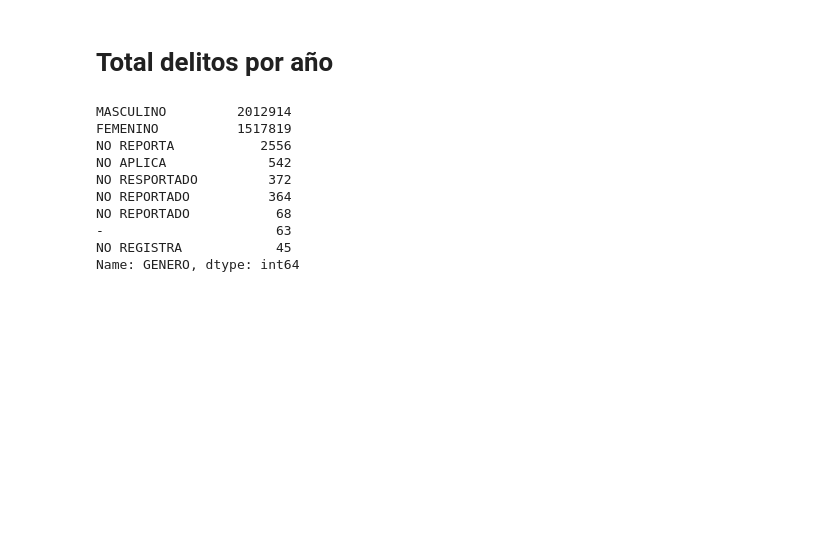
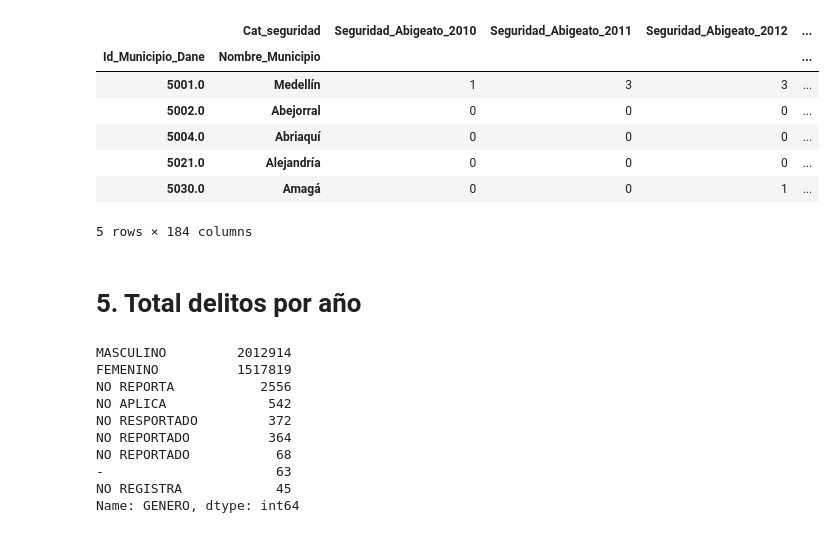
Before and after one commit to Daniel1388/Towns_ML, a Jupyter notebook: Data/Preprocesing_Seguridad.ipynb, the cells around one changed output. Drawn from its saved outputs; the diff is of its cells as text; code cells hidden in the pictures; blank space fills up the shorter version.

```diff
--- a/Data/Preprocesing_Seguridad.ipynb
+++ b/Data/Preprocesing_Seguridad.ipynb
@@ -55,8 +81,19 @@ df_pivot = pd.pivot_table(df_agrupado, values='CANTIDAD', index=['Id_Municipio_D
 # %%
 # Escribir el DataFrame en un archivo CSV
 df_pivot.to_csv('C:/Users/ABI/Documents/1_Maestria/4_Proyect_Final/datos/seguridad/s_csv/Seguridad_df.csv')
+# %%
+df_pivot.head()
+# %% [output]
+|  | Cat_seguridad | Seguridad_Abigeato_2010 | Seguridad_Abigeato_2011 | Seguridad_Abigeato_2012 | ... |
+| Id_Municipio_Dane | Nombre_Municipio |  |  |  | ... |
+| 5001.0 | Medellín | 1 | 3 | 3 | ... |
+| 5002.0 | Abejorral | 0 | 0 | 0 | ... |
+| 5004.0 | Abriaquí | 0 | 0 | 0 | ... |
+| 5021.0 | Alejandría | 0 | 0 | 0 | ... |
+| 5030.0 | Amagá | 0 | 0 | 1 | ... |
+5 rows × 184 columns
 # %% [markdown]
-# Total delitos por año
+# 5. Total delitos por año
 # %%
 seguridad_df = df.loc[:, ['Id_Municipio_Dane', 'Nombre_Municipio','Año','CANTIDAD']]
 seguridad_df['Cat_seguridad'] = 'Seguridad_' + seguridad_df['Año']
```
Also changed, not shown: parts of 14 cells of this notebook.
